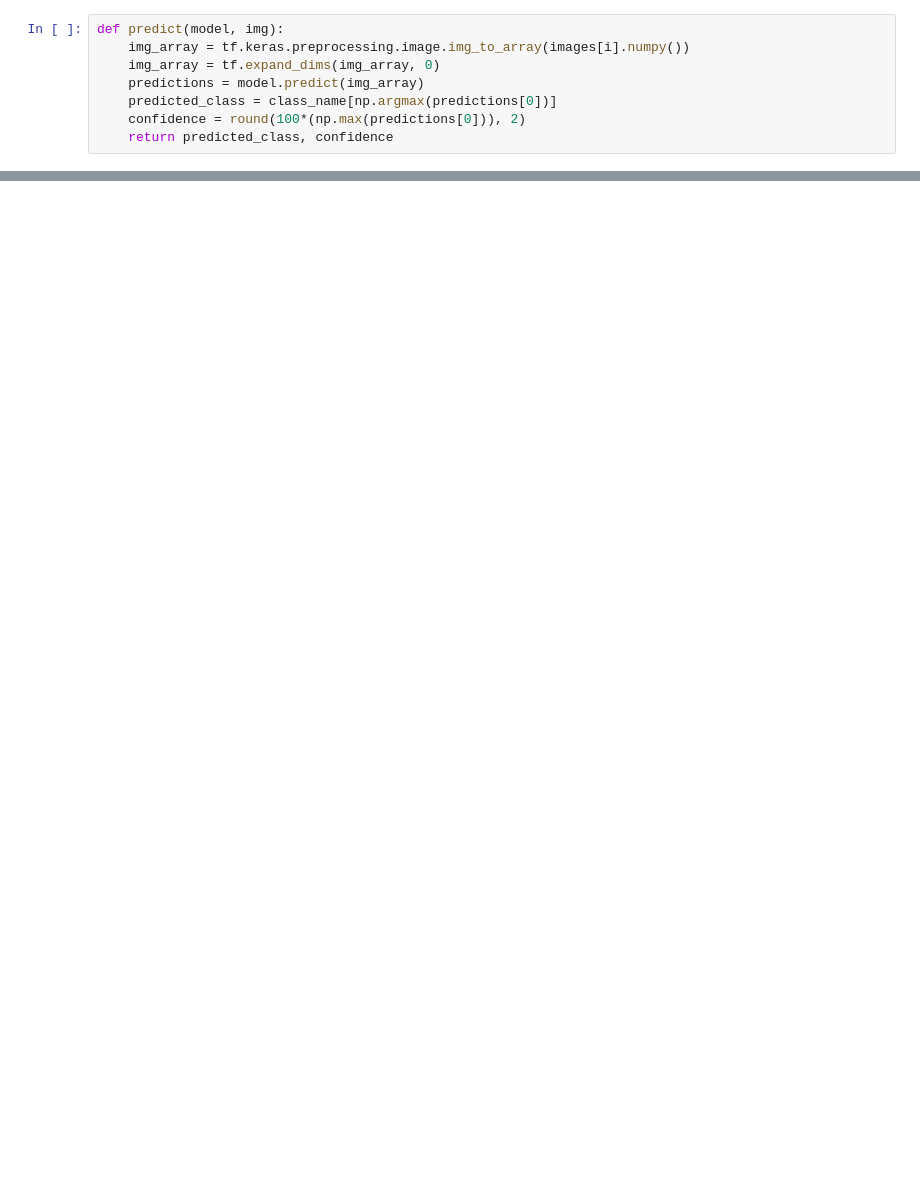
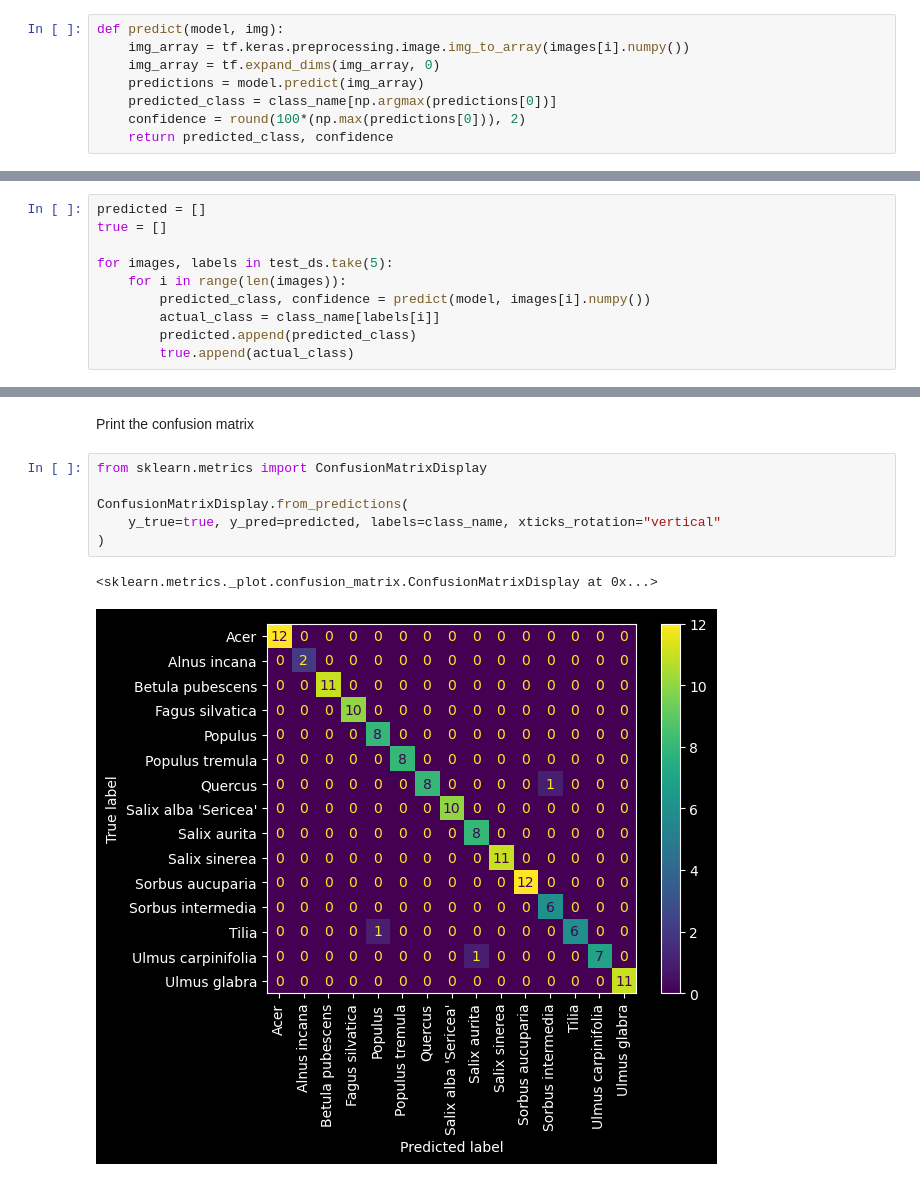
Before and after one commit to ssimonxia/Plant_Classification_Project, a Jupyter notebook: deep_learning/PlantClassificationDL2.ipynb, the cells around one changed output, grey strips where cells are left out. Cells and saved outputs as stored; diff of their text form; blank space fills up the shorter version.

```diff
--- a/deep_learning/PlantClassificationDL2.ipynb
+++ b/deep_learning/PlantClassificationDL2.ipynb
@@ -246,0 +287,10 @@ for images, labels in test_ds.take(1):
+# %%
+predicted = []
+true = []
+
+for images, labels in test_ds.take(5):
+    for i in range(len(images)):
+        predicted_class, confidence = predict(model, images[i].numpy())
+        actual_class = class_name[labels[i]]
+        predicted.append(predicted_class)
+        true.append(actual_class)
@@ -246,0 +344,11 @@ for images, labels in test_ds.take(1):
+# %% [markdown]
+Print the confusion matrix
+# %%
+from sklearn.metrics import ConfusionMatrixDisplay
+
+ConfusionMatrixDisplay.from_predictions(
+    y_true=true, y_pred=predicted, labels=class_name, xticks_rotation="vertical"
+)
+# %% [output]
+<sklearn.metrics._plot.confusion_matrix.ConfusionMatrixDisplay at 0x...>
+[figure, added]
```
Also changed, not shown: parts of 22 cells of this notebook.
